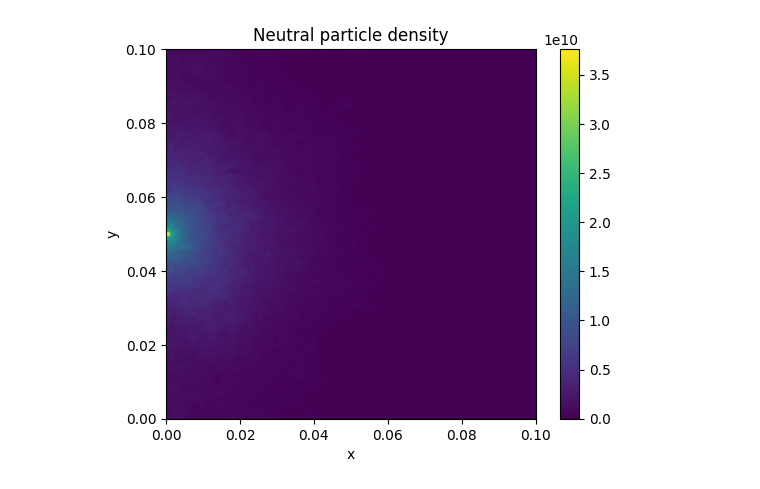
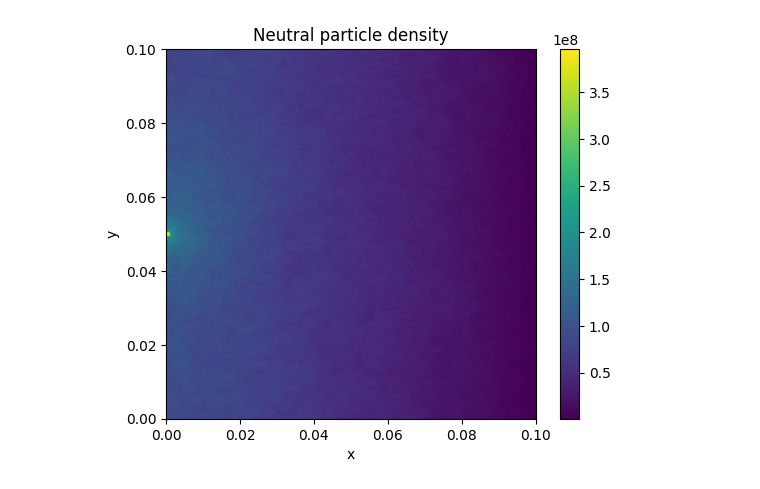
Before and after one commit to RVB12/neptune-mc, a Jupyter notebook: examples/2d-test.ipynb, the cells around one changed output. Cells and saved outputs as stored; diff of their text form; code cells hidden in the pictures.

```diff
--- a/examples/2d-test.ipynb
+++ b/examples/2d-test.ipynb
@@ -27,32 +27,30 @@ config["mesh"] = {
 
 ncells = nx * ny * nz
 
-plasma_dens = np.zeros(ncells, dtype=np.float64)
-plasma_temp = np.zeros(ncells, dtype=np.float64)
-plasma_vel_x = np.zeros(ncells, dtype=np.float64)
-plasma_vel_y = np.zeros(ncells, dtype=np.float64)
-plasma_vel_z = np.zeros(ncells, dtype=np.float64)
+rate = np.zeros(ncells, dtype=np.float64)
+for i in range(ncells):
+    rate[i] = 1.0e9
 
+bgk_stddev = np.zeros(ncells, dtype=np.float64)
+for i in range(ncells):
+    bgk_stddev[i] = 1.0e4
 
+bgk_mean_x = np.zeros(ncells, dtype=np.float64)
 for i in range(ncells):
-    plasma_dens[i] = 1.0e21
+    bgk_mean_x[i] = 0.1
 
-for i in range(ncells):
-    plasma_temp[i] = 1.0
+bgk_mean_y = np.zeros(ncells, dtype=np.float64)
+bgk_mean_z = np.zeros(ncells, dtype=np.float64
 
-for i in range(ncells):
-    plasma_vel_x[i] = 0.1
-
-for i in range(ncells):
-    plasma_vel_y[i] = 0
-
-config["background"] = {
-    "plasma_dens": plasma_dens.tolist(),
-    "plasma_temp": plasma_temp.tolist(),
-    "plasma_vel_x": plasma_vel_x.tolist(),
-    "plasma_vel_y": plasma_vel_y.tolist(),
-    "plasma_vel_z": plasma_vel_z.tolist()
-}
+config["bgk_processes"] = [
+    {
+        "rate": rate.tolist(),
+        "bgk_stddev": bgk_stddev.tolist(),
+        "bgk_mean_x": bgk_mean_x.tolist(),
+        "bgk_mean_y": bgk_mean_y.tolist(),
+        "bgk_mean_z": bgk_mean_z.tolist()
+    }
+]
 
 config["sources"] = [
     {
@@ -129 +127 @@ Simulation took 1.7118887901306152 seconds
-[figure, old version]
+[figure, new version]
```
Also changed, not shown: parts of 1 cell of this notebook, 11 other files.
